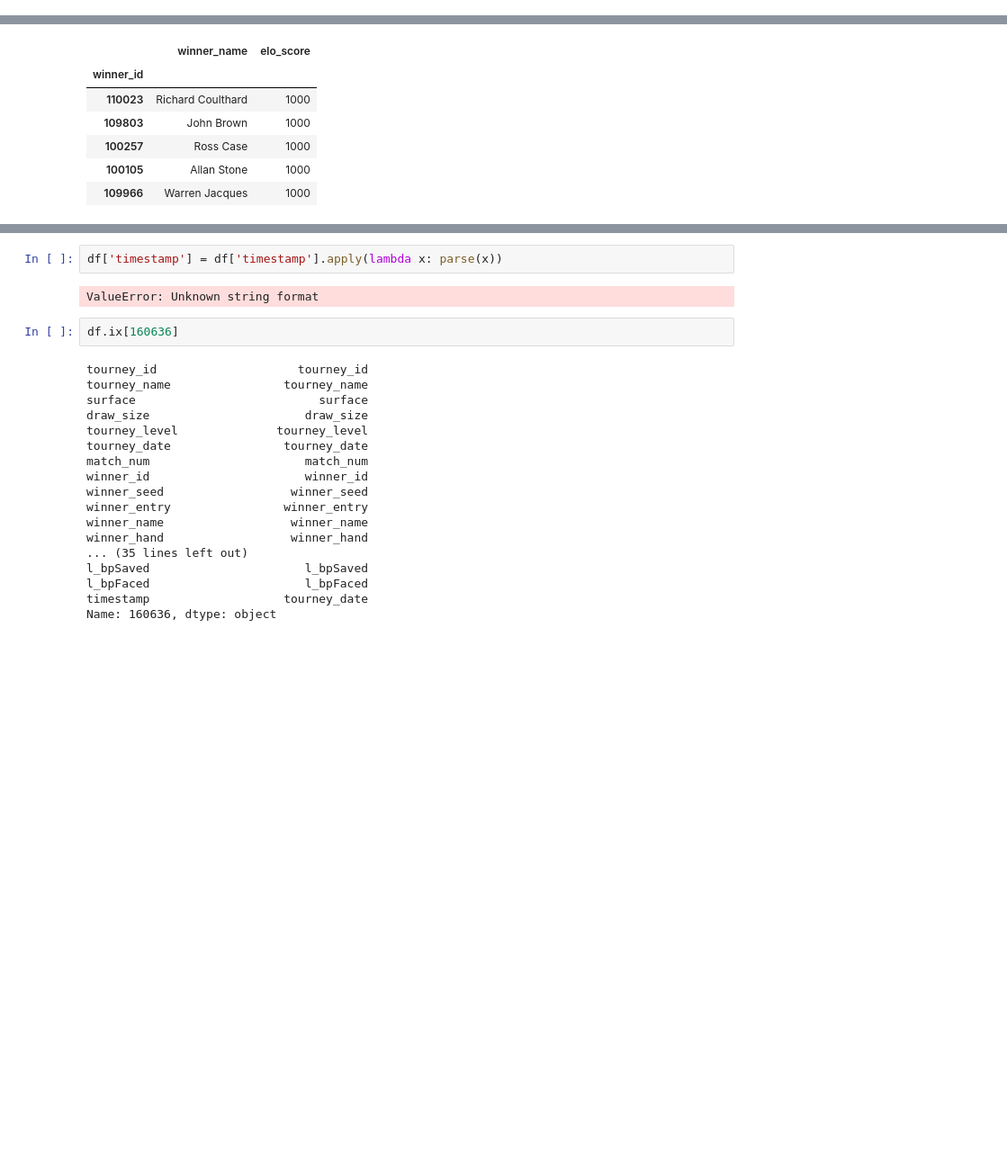
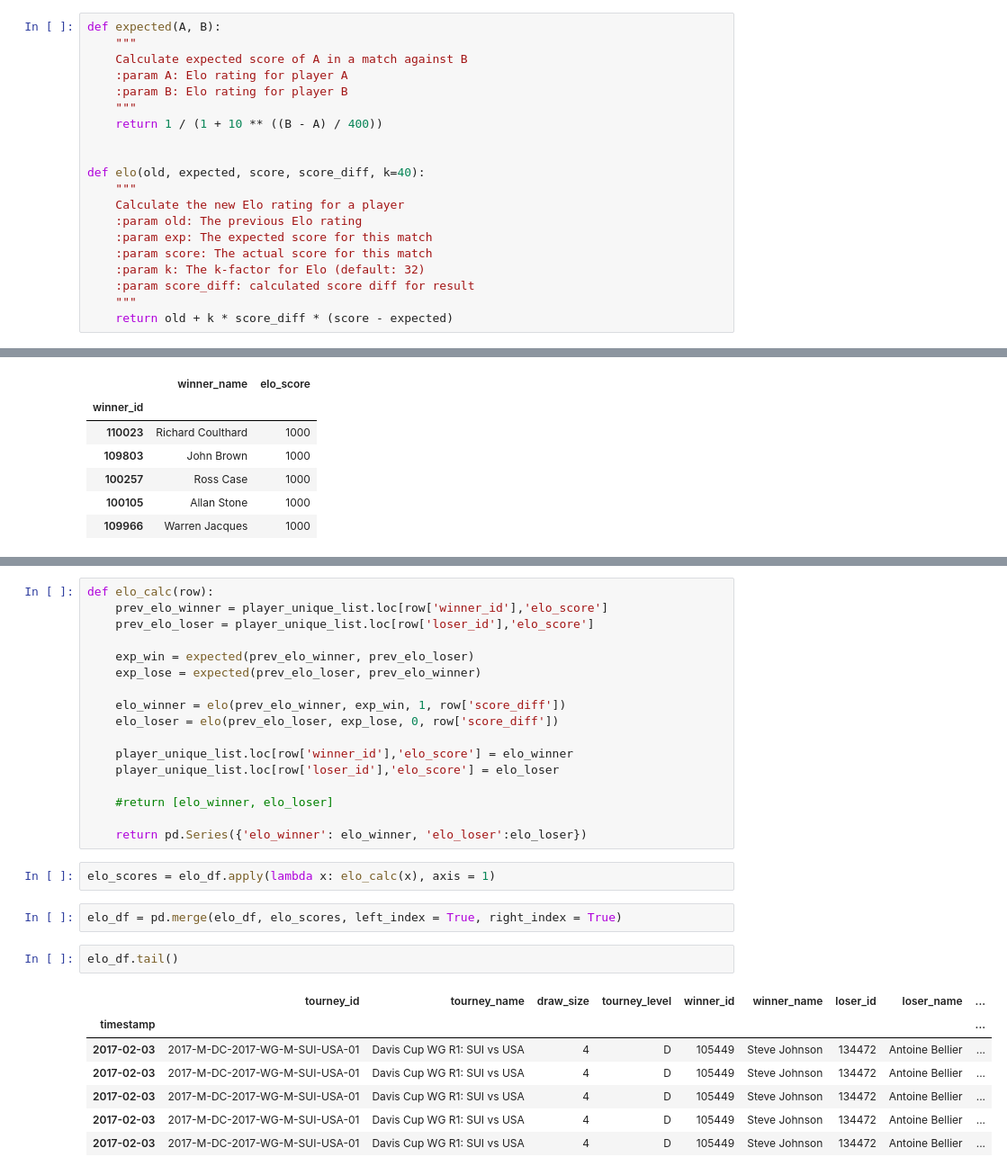
Before and after one commit to sinpe13/ATP-dataset, a Jupyter notebook: ATP dataset.ipynb, the cells around one changed output, grey strips where cells are left out. Shown: that part at 90% size. Saved outputs shown, nothing was run; the diff lists cells and outputs as text; blank space fills up the shorter version.

```diff
--- a/ATP dataset.ipynb
+++ b/ATP dataset.ipynb
@@ -71,3 +133,23 @@ player_unique_list['elo_score'] = 1000
+# %%
+def expected(A, B):
+    """
+    Calculate expected score of A in a match against B
+    :param A: Elo rating for player A
+    :param B: Elo rating for player B
+    """
+    return 1 / (1 + 10 ** ((B - A) / 400))
+
+
+def elo(old, expected, score, score_diff, k=40):
+    """
+    Calculate the new Elo rating for a player
+    :param old: The previous Elo rating
+    :param exp: The expected score for this match
+    :param score: The actual score for this match
+    :param k: The k-factor for Elo (default: 32)
+    :param score_diff: calculated score diff for result
+    """
+    return old + k * score_diff * (score - expected)
 # %%
 player_unique_list.head()
 # %% [output]
@@ -113,24 +173,31 @@ Index(['tourney_id', 'tourney_name', 'surface', 'draw_size', 'tourney_level',
-# %%
-df['timestamp'] = df['timestamp'].apply(lambda x: parse(x))
-# %% [output]
-ValueError: Unknown string format
-# %%
-df.ix[160636]
-# %% [output]
-tourney_id                    tourney_id
-tourney_name                tourney_name
-surface                          surface
-draw_size                      draw_size
-tourney_level              tourney_level
-tourney_date                tourney_date
-match_num                      match_num
-winner_id                      winner_id
-winner_seed                  winner_seed
-winner_entry                winner_entry
-winner_name                  winner_name
-winner_hand                  winner_hand
-... (35 lines left out)
-l_bpSaved                      l_bpSaved
-l_bpFaced                      l_bpFaced
-timestamp                   tourney_date
-Name: 160636, dtype: object
+# %%
+def elo_calc(row):
+    prev_elo_winner = player_unique_list.loc[row['winner_id'],'elo_score']
+    prev_elo_loser = player_unique_list.loc[row['loser_id'],'elo_score']
+
+    exp_win = expected(prev_elo_winner, prev_elo_loser)
+    exp_lose = expected(prev_elo_loser, prev_elo_winner)
+
+    elo_winner = elo(prev_elo_winner, exp_win, 1, row['score_diff'])
+    elo_loser = elo(prev_elo_loser, exp_lose, 0, row['score_diff'])
+
+    player_unique_list.loc[row['winner_id'],'elo_score'] = elo_winner
+    player_unique_list.loc[row['loser_id'],'elo_score'] = elo_loser
+
+    #return [elo_winner, elo_loser]
+
+    return pd.Series({'elo_winner': elo_winner, 'elo_loser':elo_loser})
+# %%
+elo_scores = elo_df.apply(lambda x: elo_calc(x), axis = 1)
+# %%
+elo_df = pd.merge(elo_df, elo_scores, left_index = True, right_index = True)
+# %%
+elo_df.tail()
+# %% [output]
+|  | tourney_id | tourney_name | draw_size | tourney_level | winner_id | winner_name | loser_id | loser_name | ... |
+| timestamp |  |  |  |  |  |  |  |  | ... |
+| 2017-02-03 | 2017-M-DC-2017-WG-M-SUI-USA-01 | Davis Cup WG R1: SUI vs USA | 4 | D | 105449 | Steve Johnson | 134472 | Antoine Bellier | ... |
+| 2017-02-03 | 2017-M-DC-2017-WG-M-SUI-USA-01 | Davis Cup WG R1: SUI vs USA | 4 | D | 105449 | Steve Johnson | 134472 | Antoine Bellier | ... |
+| 2017-02-03 | 2017-M-DC-2017-WG-M-SUI-USA-01 | Davis Cup WG R1: SUI vs USA | 4 | D | 105449 | Steve Johnson | 134472 | Antoine Bellier | ... |
+| 2017-02-03 | 2017-M-DC-2017-WG-M-SUI-USA-01 | Davis Cup WG R1: SUI vs USA | 4 | D | 105449 | Steve Johnson | 134472 | Antoine Bellier | ... |
+| 2017-02-03 | 2017-M-DC-2017-WG-M-SUI-USA-01 | Davis Cup WG R1: SUI vs USA | 4 | D | 105449 | Steve Johnson | 134472 | Antoine Bellier | ... |
```
Also changed, not shown: parts of 31 cells of this notebook.
